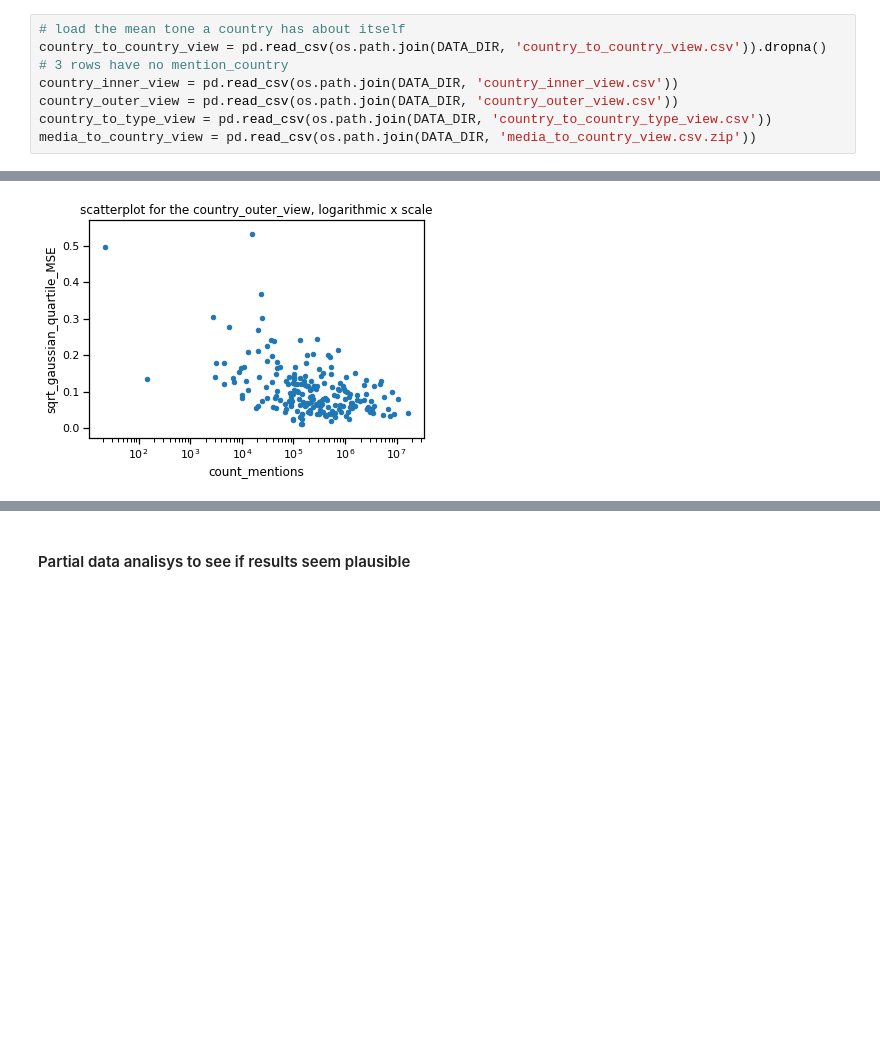
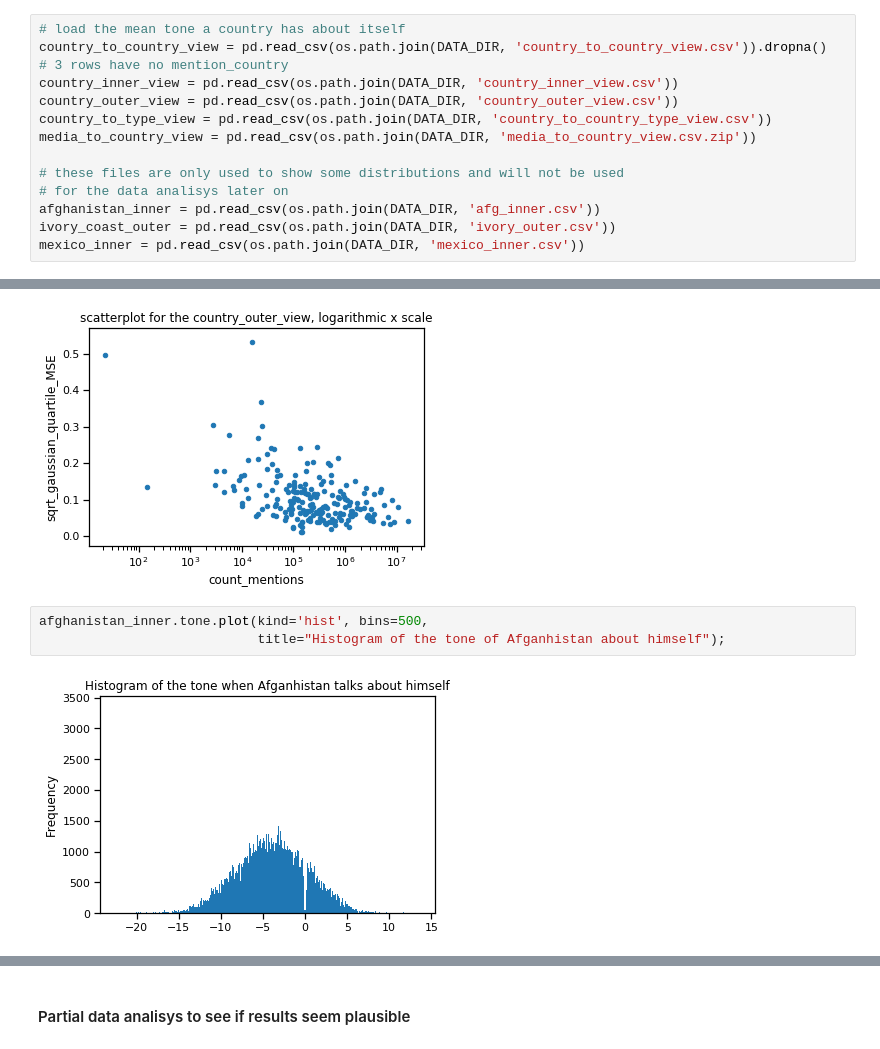
Before and after one commit to NatGr/projectAdA, a Jupyter notebook: Notebook.ipynb, the cells around one changed output, grey strips where cells are left out. Drawn from its saved outputs; the diff is of its cells as text; blank space fills up the shorter version.

Commit message:
adding countries plots

```diff
--- a/Notebook.ipynb
+++ b/Notebook.ipynb
@@ -18,6 +18,12 @@ country_inner_view = pd.read_csv(os.path.join(DATA_DIR, 'country_inner_view.csv'
 country_outer_view = pd.read_csv(os.path.join(DATA_DIR, 'country_outer_view.csv'))
 country_to_type_view = pd.read_csv(os.path.join(DATA_DIR, 'country_to_country_type_view.csv'))
 media_to_country_view = pd.read_csv(os.path.join(DATA_DIR, 'media_to_country_view.csv.zip'))
+
+# these files are only used to show some distributions and will not be used
+# for the data analisys later on
+afghanistan_inner = pd.read_csv(os.path.join(DATA_DIR, 'afg_inner.csv'))
+ivory_coast_outer = pd.read_csv(os.path.join(DATA_DIR, 'ivory_outer.csv'))
+mexico_inner = pd.read_csv(os.path.join(DATA_DIR, 'mexico_inner.csv'))
 # %% [markdown]
 These files contains the same statistical informations for several use cases (what a country thinks of another, difference between types of actors from a country, difference from news sources from a country, ...). The statistical info we chose to extract from the data is always the same, namely:
     - avg_tone: the average tone used by the mentions that corresponds to the row
@@ -140,3 +150,8 @@ country_outer_view.plot(kind='scatter', x="count_mentions", y="sqrt_gaussian_qua
 # %% [output]
 [figure]
 [figure]
+# %%
+afghanistan_inner.tone.plot(kind='hist', bins=500,
+                            title="Histogram of the tone of Afganhistan about himself");
+# %% [output]
+[figure, added]
```
Also changed, not shown: parts of 4 cells of this notebook.
